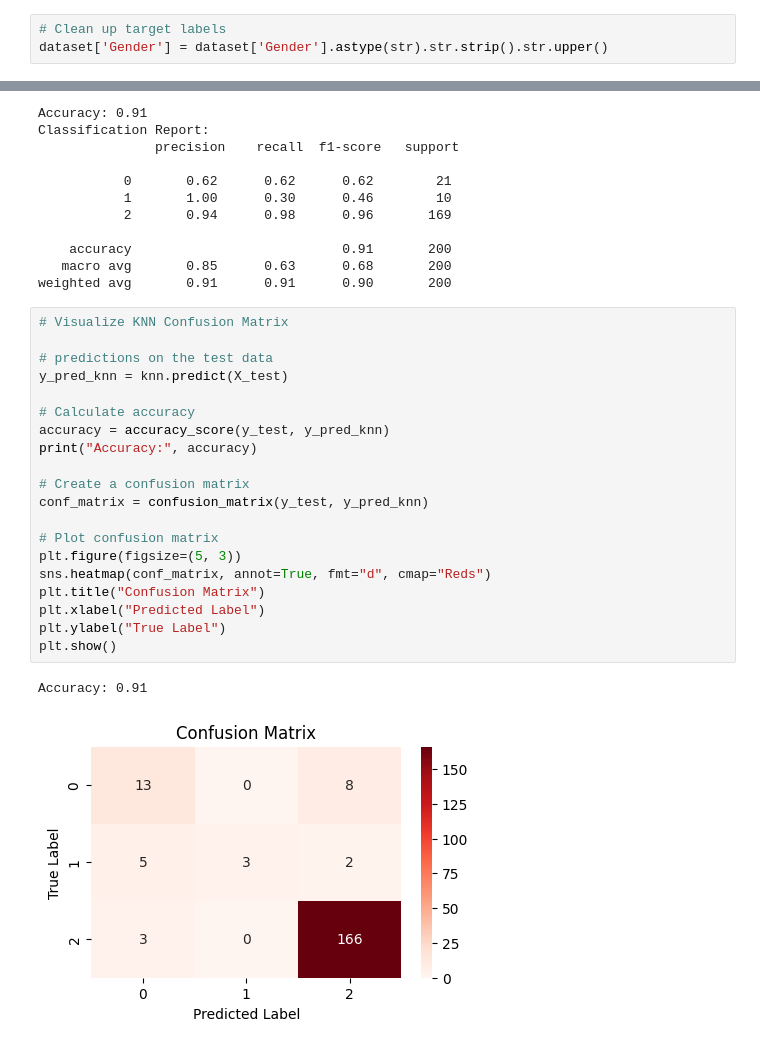
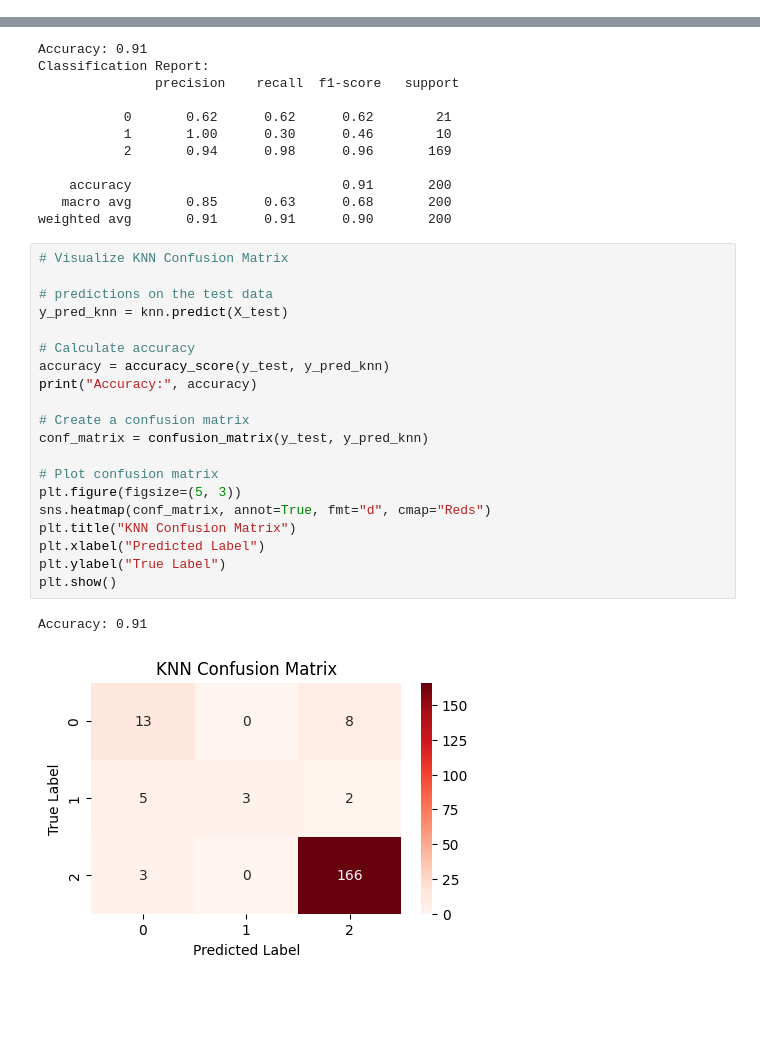
Before and after one commit to ShahadAlgadah/diabetes-risk-prediction-ml, a Jupyter notebook: diabetes_risk_prediction.ipynb, the cells around one changed output, grey strips where cells are left out. Cells and saved outputs as stored; diff of their text form; blank space fills up the shorter version.

```diff
--- a/diabetes_risk_prediction.ipynb
+++ b/diabetes_risk_prediction.ipynb
@@ -163,9 +136,6 @@ M    565
 F    434
 f      1
 Name: count, dtype: int64
-# %%
-# Clean up target labels
-dataset['Gender'] = dataset['Gender'].astype(str).str.strip().str.upper()
 # %%
 # Clean up target labels
 dataset['Gender'] = dataset['Gender'].astype(str).str.strip().str.upper()
@@ -512,23 +482,23 @@ weighted avg       0.91      0.91      0.90       200
 # %%
 # Visualize KNN Confusion Matrix
 
 # predictions on the test data
 y_pred_knn = knn.predict(X_test)
 
 # Calculate accuracy
 accuracy = accuracy_score(y_test, y_pred_knn)
 print("Accuracy:", accuracy)
 
 # Create a confusion matrix
 conf_matrix = confusion_matrix(y_test, y_pred_knn)
 
 # Plot confusion matrix
 plt.figure(figsize=(5, 3))
 sns.heatmap(conf_matrix, annot=True, fmt="d", cmap="Reds")
-plt.title("Confusion Matrix")
+plt.title("KNN Confusion Matrix")
 plt.xlabel("Predicted Label")
 plt.ylabel("True Label")
 plt.show()
 # %% [output]
 Accuracy: 0.91
-[figure, old version]
+[figure, new version]
```
Also changed, not shown: parts of 5 cells of this notebook.
